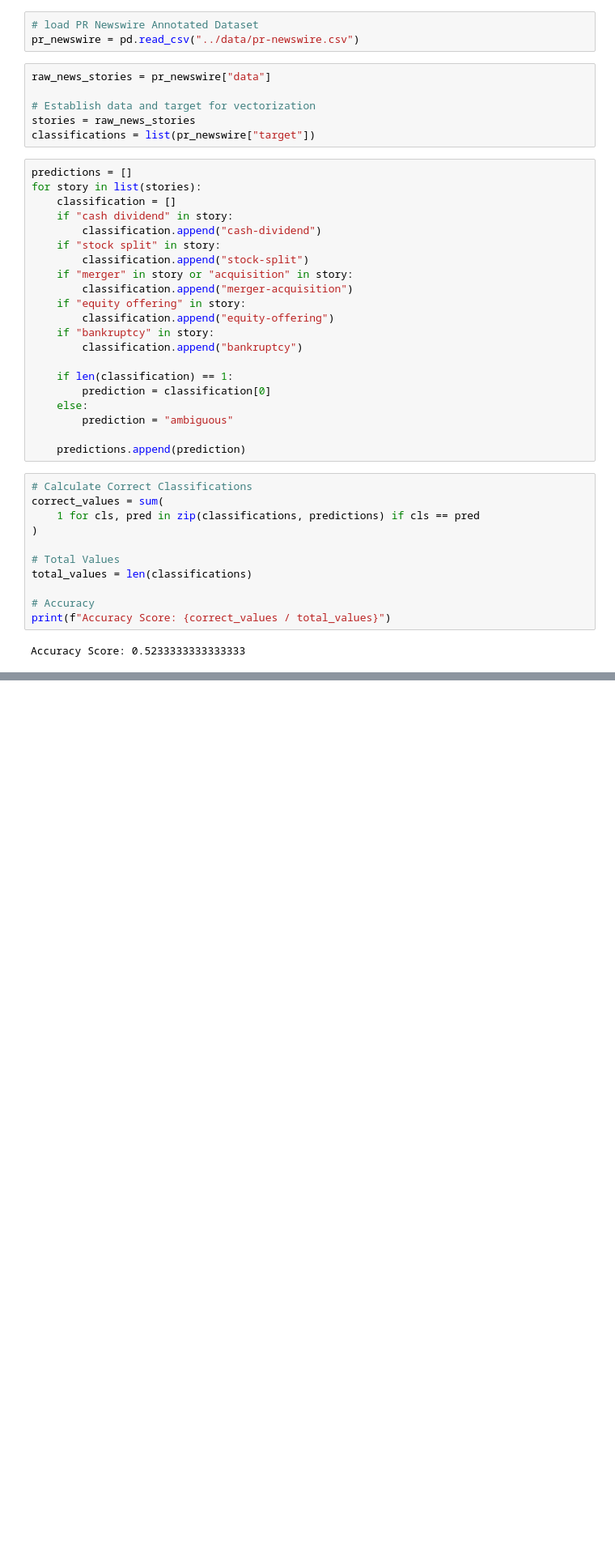
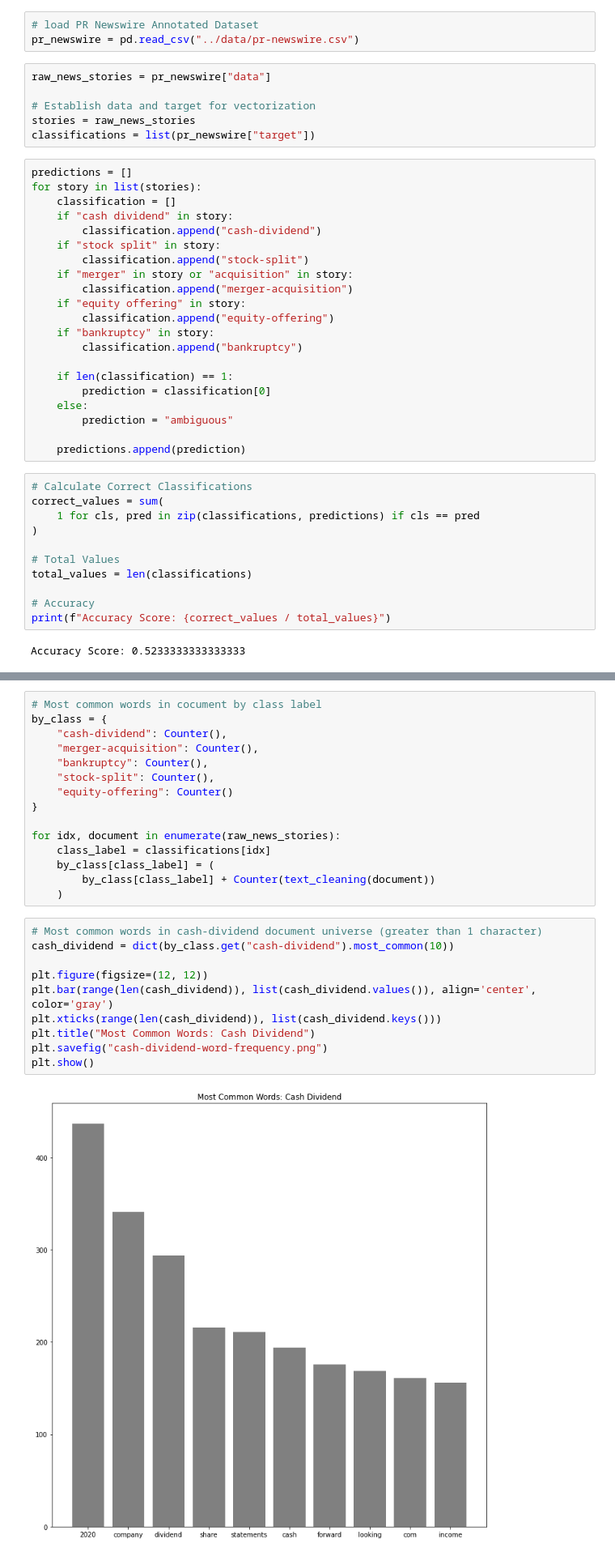
Before and after one commit to leonkozlowski/baseline, a Jupyter notebook: baseline/words.ipynb, the cells around one changed output, grey strips where cells are left out. Shown at 81% size. Saved outputs shown, nothing was run; the diff lists cells and outputs as text; blank space fills up the shorter version.

```diff
--- a/baseline/words.ipynb
+++ b/baseline/words.ipynb
@@ -48,0 +87,27 @@ Accuracy Score: 0.5233333333333333
+# %%
+# Most common words in cocument by class label
+by_class = {
+    "cash-dividend": Counter(),
+    "merger-acquisition": Counter(),
+    "bankruptcy": Counter(),
+    "stock-split": Counter(),
+    "equity-offering": Counter()
+}
+
+for idx, document in enumerate(raw_news_stories):
+    class_label = classifications[idx]
+    by_class[class_label] = (
+        by_class[class_label] + Counter(text_cleaning(document))
+    )
+# %%
+# Most common words in cash-dividend document universe (greater than 1 character)
+cash_dividend = dict(by_class.get("cash-dividend").most_common(10))
+
+plt.figure(figsize=(12, 12))
+plt.bar(range(len(cash_dividend)), list(cash_dividend.values()), align='center', color='gray')
+plt.xticks(range(len(cash_dividend)), list(cash_dividend.keys()))
+plt.title("Most Common Words: Cash Dividend")
+plt.savefig("cash-dividend-word-frequency.png")
+plt.show()
+# %% [output]
+[figure, added]
```
Also changed, not shown: parts of 9 cells of this notebook, 4 other files.
